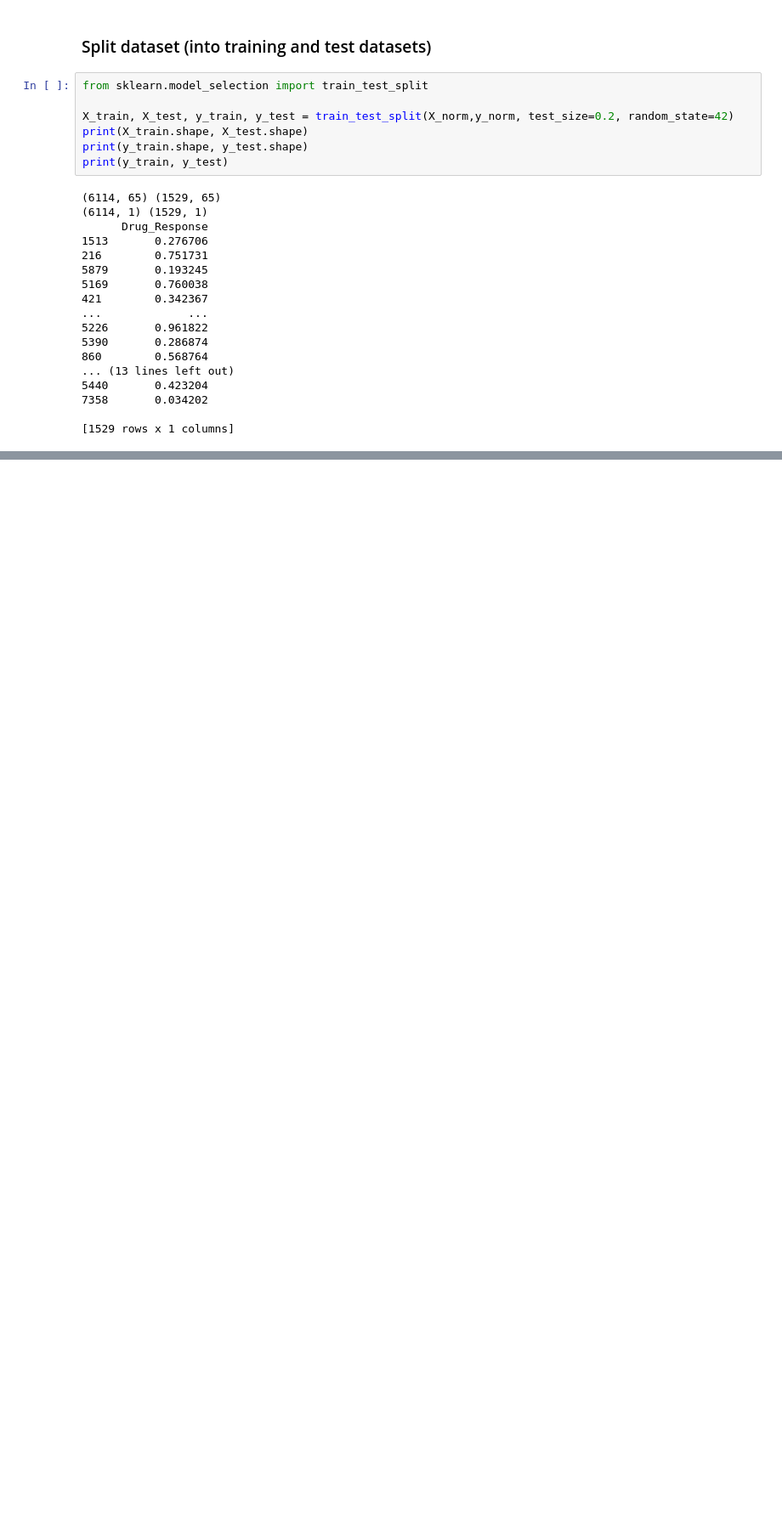
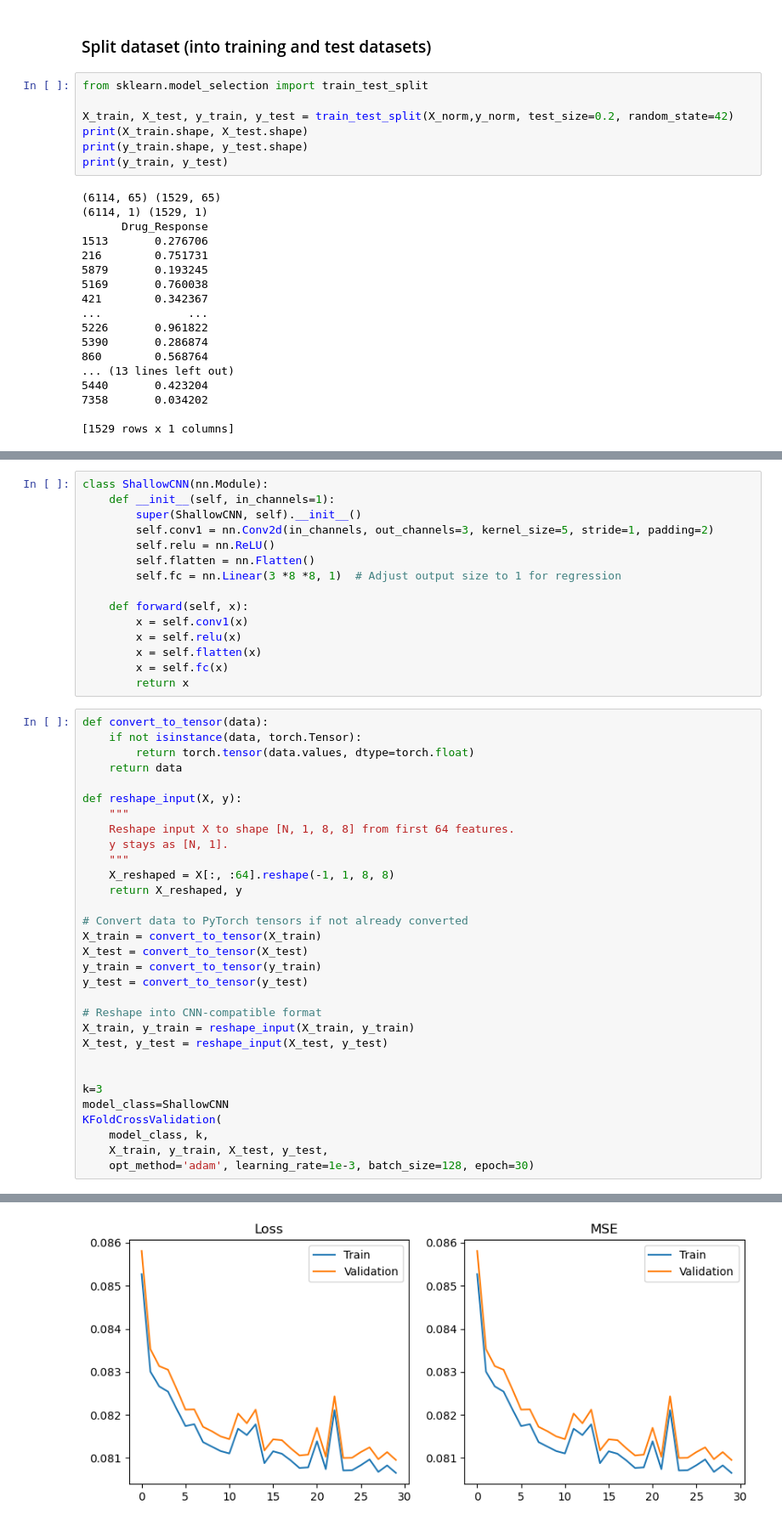
Before and after one commit to riannacampbell/drug_response_project, a Jupyter notebook: project_notebook.ipynb, the cells around one changed output, grey strips where cells are left out. Shown at 85% size. Saved outputs shown, nothing was run; the diff lists cells and outputs as text; blank space fills up the shorter version.

```diff
--- a/project_notebook.ipynb
+++ b/project_notebook.ipynb
@@ -155,0 +555,47 @@ print(y_train, y_test)
+# %%
+class ShallowCNN(nn.Module):
+    def __init__(self, in_channels=1):
+        super(ShallowCNN, self).__init__()
+        self.conv1 = nn.Conv2d(in_channels, out_channels=3, kernel_size=5, stride=1, padding=2)
+        self.relu = nn.ReLU()
+        self.flatten = nn.Flatten()
+        self.fc = nn.Linear(3 *8 *8, 1)  # Adjust output size to 1 for regression
+
+    def forward(self, x):
+        x = self.conv1(x)
+        x = self.relu(x)
+        x = self.flatten(x)
+        x = self.fc(x)
+        return x
+# %%
+def convert_to_tensor(data):
+    if not isinstance(data, torch.Tensor):
+        return torch.tensor(data.values, dtype=torch.float)
+    return data
+
+def reshape_input(X, y):
+    """
+    Reshape input X to shape [N, 1, 8, 8] from first 64 features.
+    y stays as [N, 1].
+    """
+    X_reshaped = X[:, :64].reshape(-1, 1, 8, 8)
+    return X_reshaped, y
+
+# Convert data to PyTorch tensors if not already converted
+X_train = convert_to_tensor(X_train)
+X_test = convert_to_tensor(X_test)
+y_train = convert_to_tensor(y_train)
+y_test = convert_to_tensor(y_test)
+
+# Reshape into CNN-compatible format
+X_train, y_train = reshape_input(X_train, y_train)
+X_test, y_test = reshape_input(X_test, y_test)
+
+
+k=3
+model_class=ShallowCNN
+KFoldCrossValidation(
+    model_class, k,
+    X_train, y_train, X_test, y_test,
+    opt_method='adam', learning_rate=1e-3, batch_size=128, epoch=30)
+# %% [output]
@@ -155,0 +605 @@ print(y_train, y_test)
+[figure, added]
```
Also changed, not shown: parts of 18 cells of this notebook.
